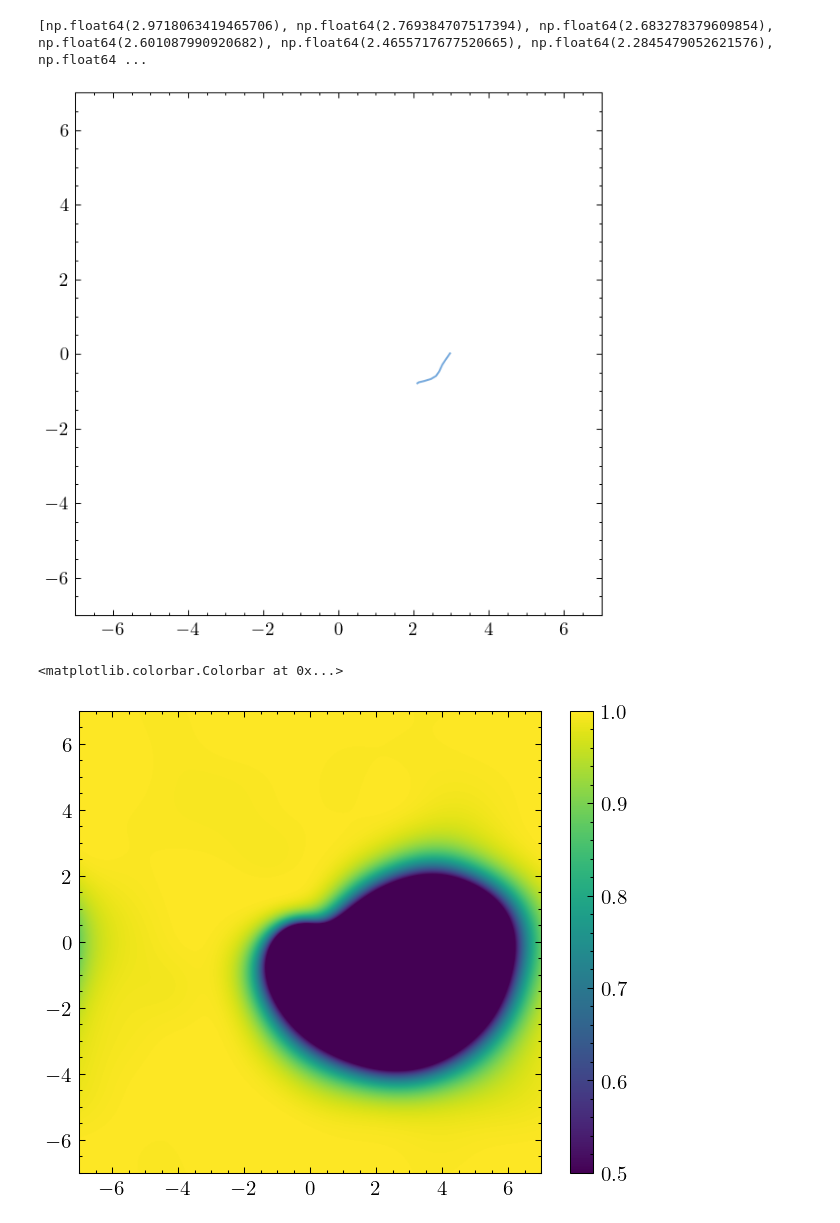
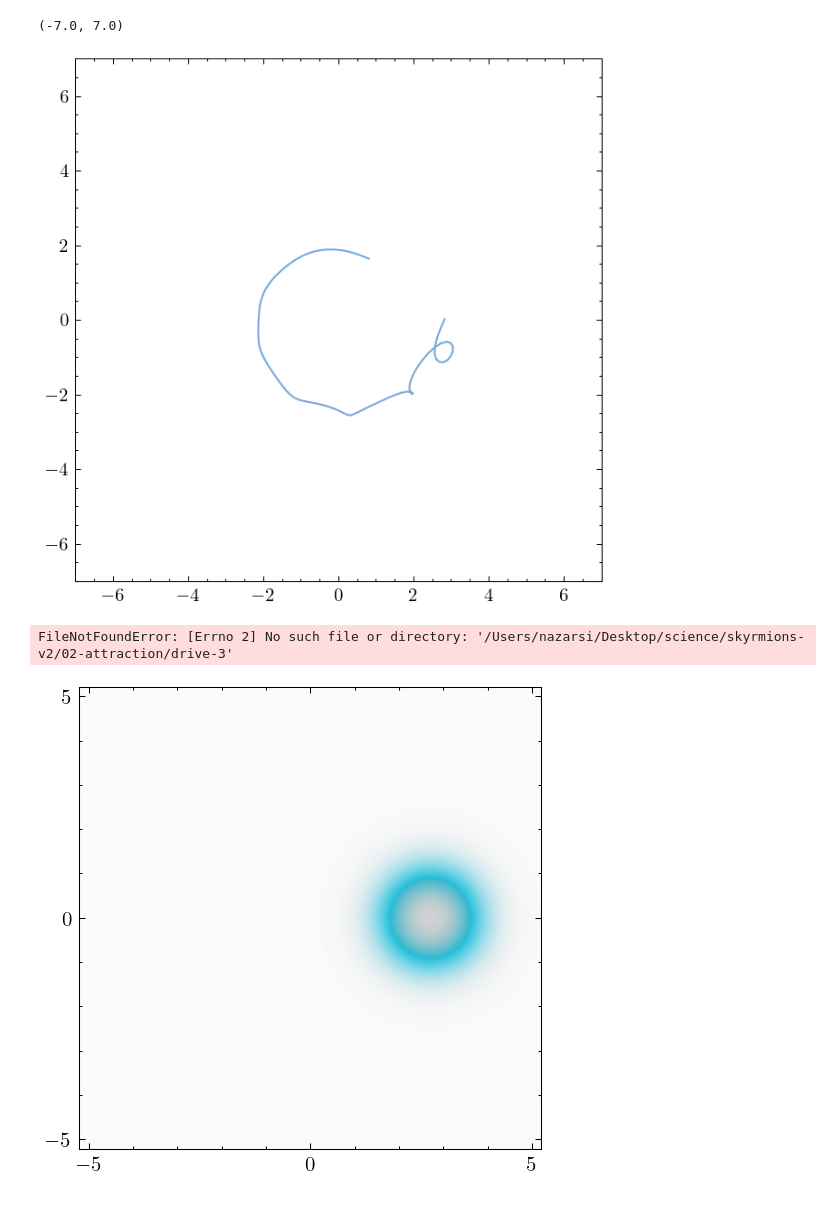
Before and after one commit to nazar-si/skyrmion-v2, a Jupyter notebook: trajectory.ipynb, the cells around one changed output. Drawn from its saved outputs; the diff is of its cells as text; code cells hidden in the pictures.

```diff
--- a/trajectory.ipynb
+++ b/trajectory.ipynb
@@ -11,7 +11,10 @@ apply()
 # path = os.path.join("./01-repulsion/skyrmion_system")
 # runs = sorted([os.path.join(path, d) for d in os.listdir(path) if d.startswith("drive-")])[5:]
 path = os.path.join("./02-attraction/skyrmion_system")
-runs = sorted([os.path.join(path, d) for d in os.listdir(path) if d.startswith("drive-")])[1:]
+frame = [3,4]
+runs = sorted([os.path.join(path, d) for d in os.listdir(path) if d.startswith("drive-")])[frame[0]:frame[1] + 1]
+# path = os.path.join("./old")
+# runs = sorted([os.path.join(path, d) for d in os.listdir(path) if d.startswith("drive-78")])
 data = [read_dir(run) for run in runs]
 experiments = [Experiment.load(run) for run in runs]
 # %%
@@ -37,7 +40,9 @@ def trajectory(data, experiment: Experiment, method: Literal['center', 'charge']
     ys = ys - experiment.vortex_to[1]
     return xs, ys
 # %%
-ts = [trajectory(d, e, method='charge') for d, e in zip(data, experiments)]
+from scipy.interpolate import make_smoothing_spline
+
+ts = [trajectory(d, e, method='center') for d, e in zip(data, experiments)]
 xs, ys = [], []
 curr = [np.float64(0), np.float64(0)]
 
@@ -47,20 +52,26 @@ for t in ts:
     curr[0] = xs[-1]
     curr[1] = ys[-1]
 
+t = np.linspace(0, 1, len(xs))
+l = 1e-5
+xs, ys =  make_smoothing_spline(t,xs, lam=l)(t), make_smoothing_spline(t,ys, lam=l)(t)
+
 plt.subplots(figsize=(5,5))
 plt.plot(xs, ys)
 plt.xlim([-7,7])
 plt.ylim([-7,7])
-
-print(xs, ys)
 # %% [output]
-[np.float64(2.9718063419465706), np.float64(2.769384707517394), np.float64(2.683278379609854), np.float64(2.601087990920682), np.float64(2.4655717677520665), np.float64(2.2845479052621576), np.float64 ...
+(-7.0, 7.0)
-[figure, old version]
+[figure, new version]
 # %%
 exp = experiments[0]
-plt.imshow(data[-1][5,:,:,2], extent=([-exp.width, exp.width, -exp.height, exp.height]), vmin=0.5, vmax=1)
-plt.colorbar()
+animate_field(data[-1], './02-attraction/drive-3', mode='spirality', show_result=False)
+
+# fig, ax = plt.subplots()
+# draw_field(ax, data[-1][3], mode='spirality', cutoff=1)
+# plt.imshow(data[-1][11,:,:,2], extent=([-exp.width, exp.width, -exp.height, exp.height]), vmin=-1, vmax=1)
+# plt.colorbar()
 # plt.plot(*ts[1])
 # %% [output]
-<matplotlib.colorbar.Colorbar at 0x...>
+FileNotFoundError: [Errno 2] No such file or directory: '/Users/nazarsi/Desktop/science/skyrmions-v2/02-attraction/drive-3'
-[figure, old version]
+[figure, new version]
```
Also changed, not shown: parts of 1 cell of this notebook, 34 other files.
